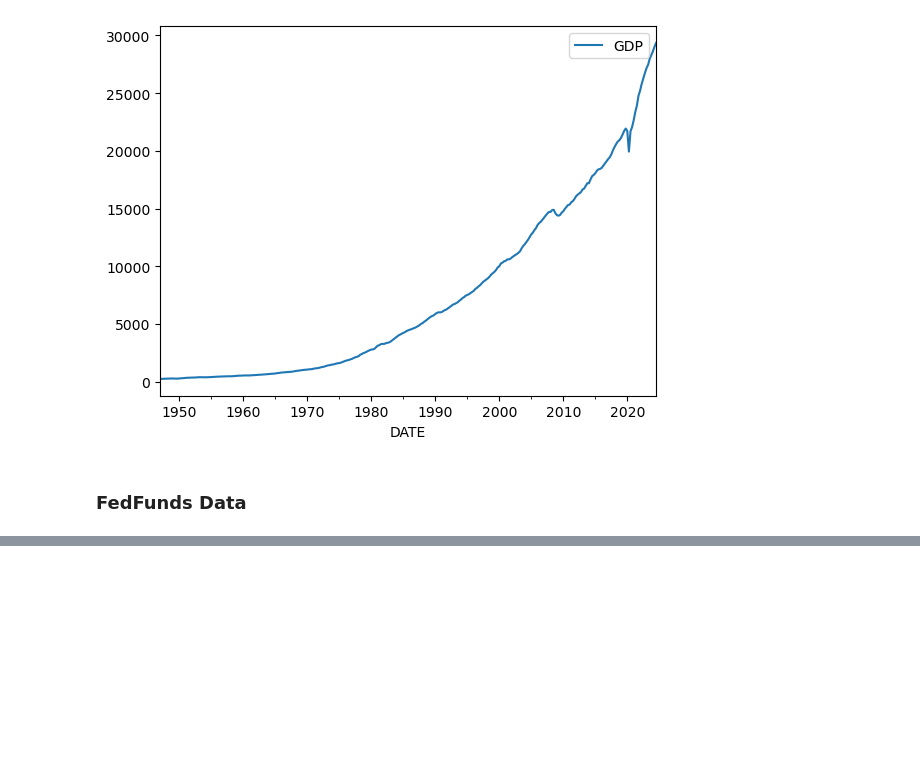
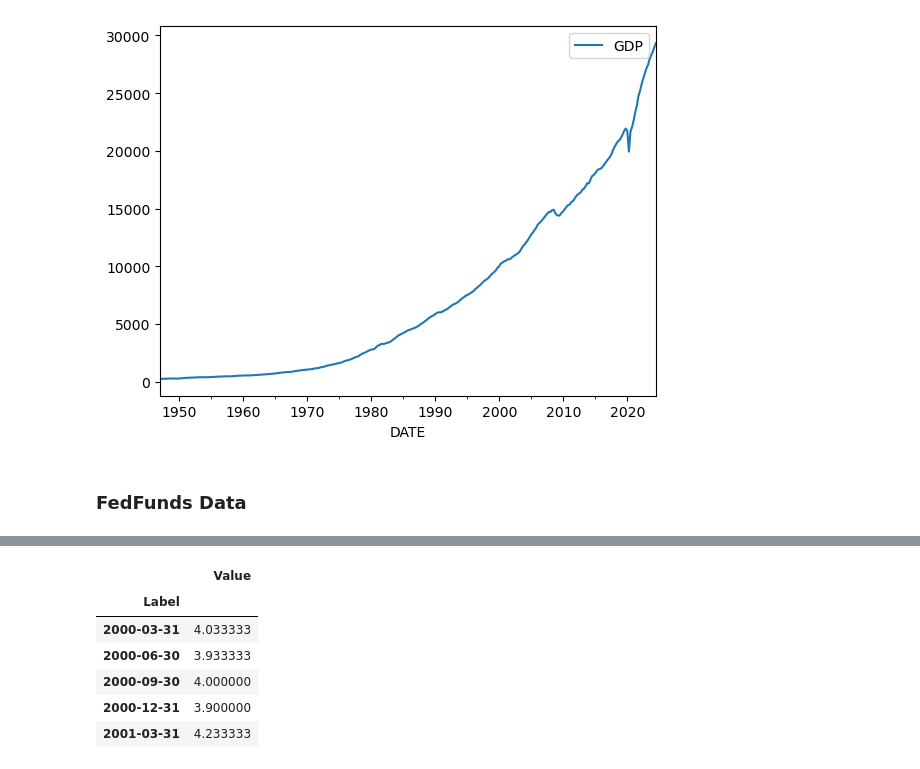
Before and after one commit to yiannisp1822/Project1_FinanceData, a Jupyter notebook: Financial_Analysis.ipynb, the cells around one changed output, grey strips where cells are left out. Drawn from its saved outputs; the diff is of its cells as text; code cells hidden in the pictures; blank space fills up the shorter version.

```diff
--- a/Financial_Analysis.ipynb
+++ b/Financial_Analysis.ipynb
@@ -92,0 +107,13 @@ display(df_GDPC1.tail())
+# %%
+# Resample the DataFrame to quarterly frequency and apply mean only to numeric columns
+BLS_quarterly = BLS[['Value']].resample('Q').mean()
+
+BLS_quarterly.head()
+# %% [output]
+|  | Value |
+| Label |  |
+| 2000-03-31 | 4.033333 |
+| 2000-06-30 | 3.933333 |
+| 2000-09-30 | 4.000000 |
+| 2000-12-31 | 3.900000 |
+| 2001-03-31 | 4.233333 |
```
Also changed, not shown: parts of 4 cells of this notebook.
